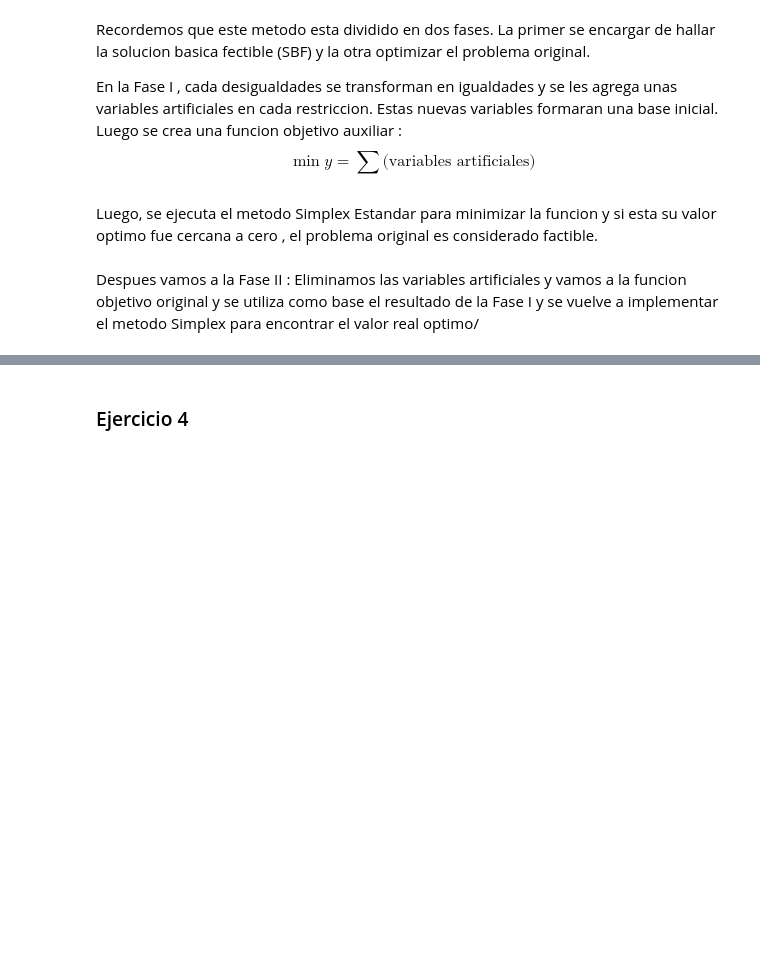
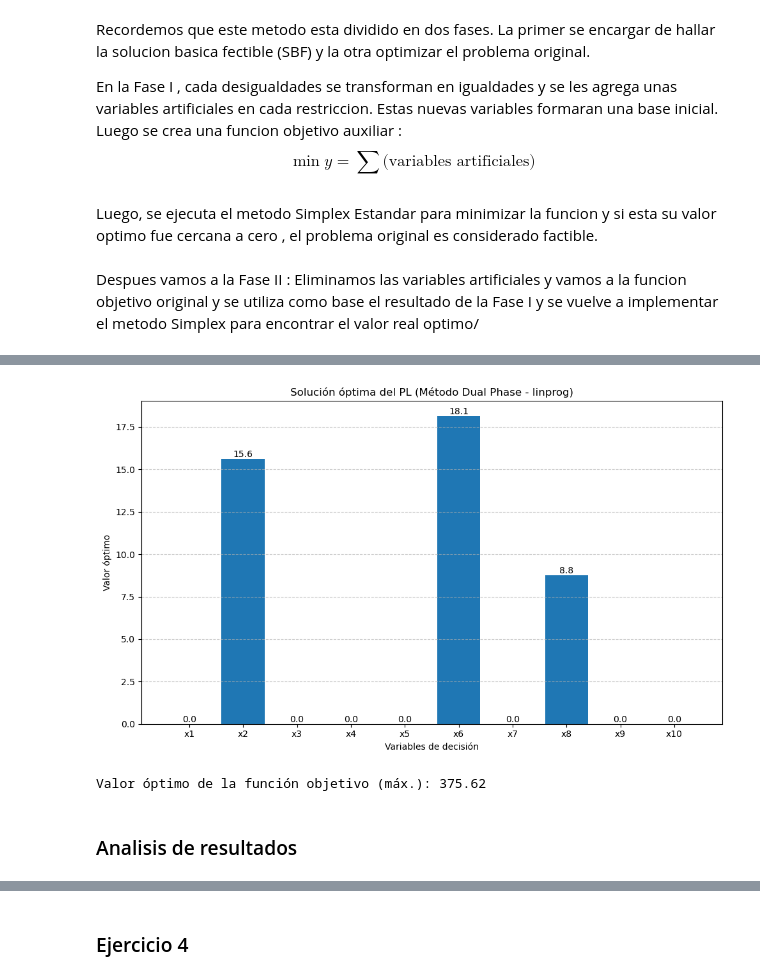
Before and after one commit to KaliaGonzalez/Laboratorio4, a Jupyter notebook: Laboratorio 4.ipynb, the cells around one changed output, grey strips where cells are left out. Cells and saved outputs as stored; diff of their text form; code cells hidden in the pictures; blank space fills up the shorter version.

```diff
--- a/Laboratorio 4.ipynb
+++ b/Laboratorio 4.ipynb
@@ -594,0 +512,51 @@ Exception: Problema infactible (variables artificiales activas)
+# %%
+import matplotlib.pyplot as plt
+import numpy as np
+from scipy.optimize import linprog
+
+#Coeficientes de la función objetivo negados para maximizar
+c = [-5, -8, -3, -7, -6, -9, -4, -10, -2, -11]
+#matriz de restricciones
+A = [
+    [1, 2, 1, 1, 0, 0, 3, 1, 2, 1],
+    [2, 1, 0, 2, 1, 1, 0, 3, 1, 2],
+    [1, 1, 2, 0, 2, 1, 1, 0, 3, 1],
+    [0, 2, 1, 1, 1, 0, 2, 1, 1, 1],
+    [2, 0, 1, 1, 1, 2, 1, 1, 0, 2],
+    [1, 1, 1, 1, 1, 1, 1, 1, 1, 1],
+    [0, 1, 2, 1, 0, 1, 2, 1, 1, 0],
+    [1, 0, 1, 2, 1, 0, 1, 2, 1, 1]
+]
+#vector de resultados
+b = [50, 60, 55, 40, 45, 70, 65, 50]
+
+# Scipy usa linprog para resolver problemas de programación lineal (Dual Phase)
+res = linprog(c=c, A_ub=A, b_ub=b, method='highs')
+
+#grafica de problema
+if res.success:
+    x_vals = res.x
+    variables = [f"x{i+1}" for i in range(len(x_vals))]
+
+    plt.figure(figsize=(10, 6))
+    bars = plt.bar(variables, x_vals)
+    plt.xlabel("Variables de decisión")
+    plt.ylabel("Valor óptimo")
+    plt.title("Solución óptima del PL (Método Dual Phase - linprog)")
+    plt.grid(axis="y", linestyle="--", alpha=0.6)
+    for bar in bars:
+        height = bar.get_height()
+        plt.text(bar.get_x() + bar.get_width()/2.0, height, f'{height:.1f}',
+                 ha='center', va='bottom', fontsize=10)
+
+    plt.tight_layout()
+    plt.show()
+
+    print(f"\nValor óptimo de la función objetivo (máx.): {-res.fun:.2f}")
+else:
+    print("El problema no tiene solución:", res.message)
+# %% [output]
+[figure, added]
+Valor óptimo de la función objetivo (máx.): 375.62
+# %% [markdown]
+### Analisis de resultados
```
Also changed, not shown: parts of 9 cells of this notebook.
